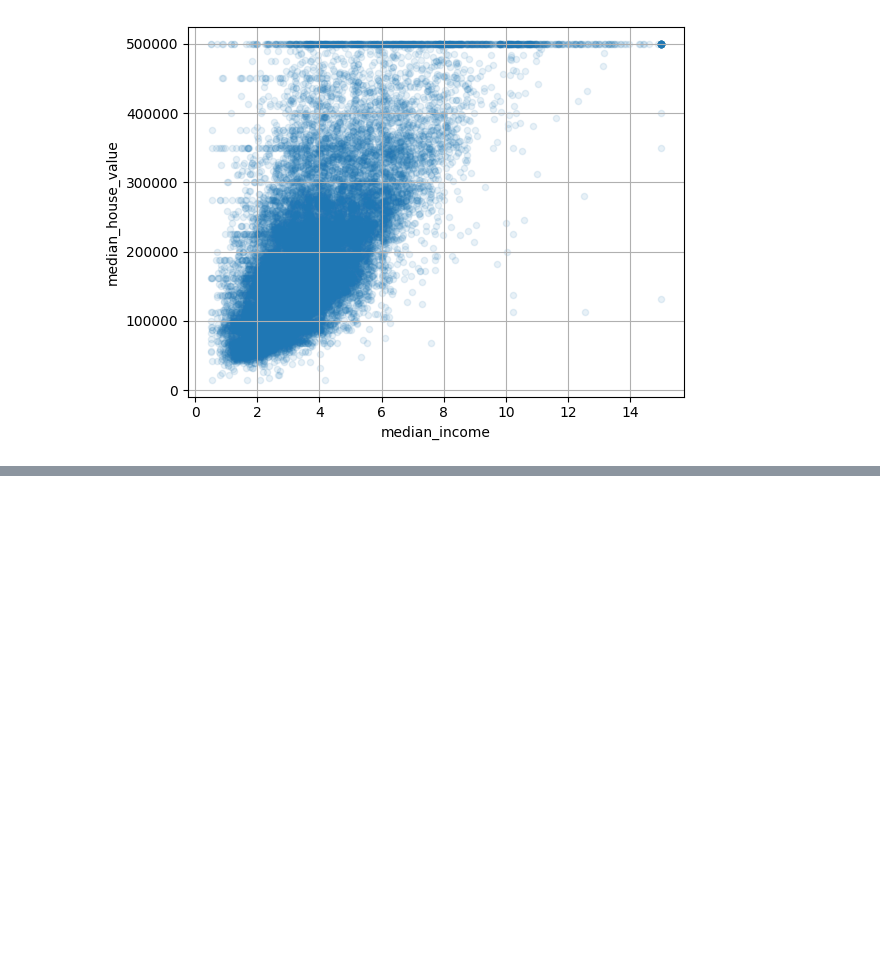
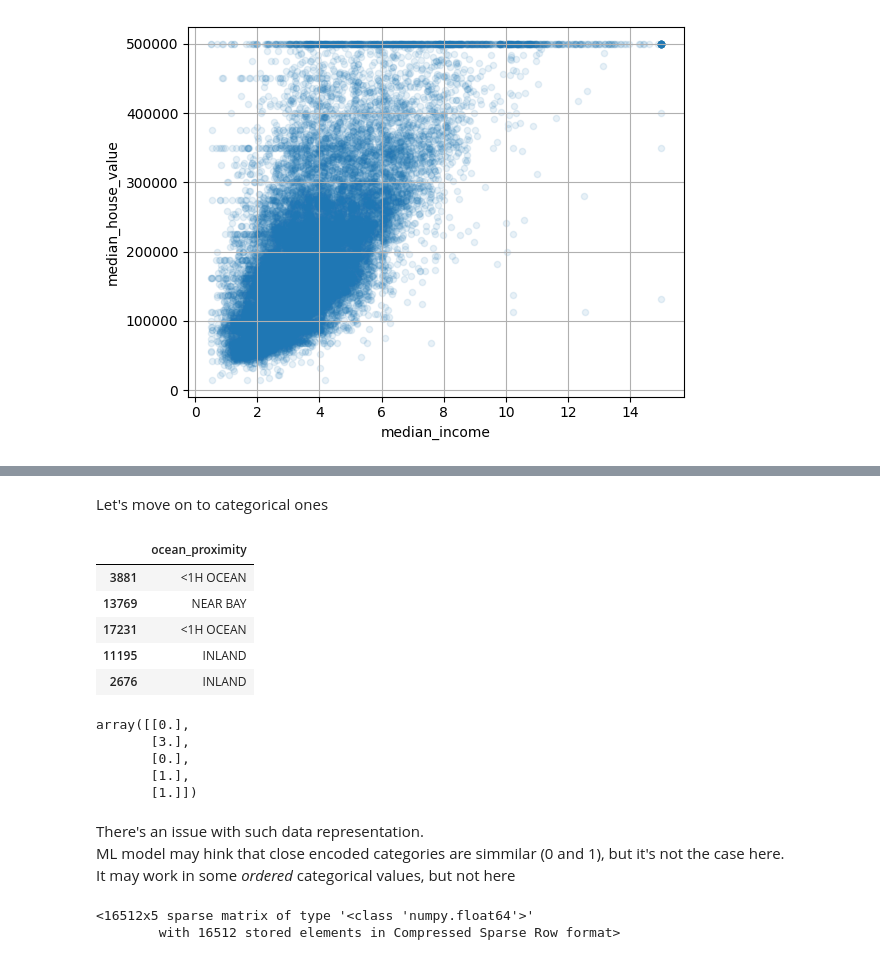
Before and after one commit to Venchislav/AI-Journey-Zero-to-Hero, a Jupyter notebook: HandsOnML/Realistic_Real_Estate_Project.ipynb, the cells around one changed output, grey strips where cells are left out. Drawn from its saved outputs; the diff is of its cells as text; code cells hidden in the pictures; blank space fills up the shorter version.

```diff
--- a/HandsOnML/Realistic_Real_Estate_Project.ipynb
+++ b/HandsOnML/Realistic_Real_Estate_Project.ipynb
@@ -173,0 +261,12 @@ housing.plot(kind='scatter', x='median_income', y='median_house_value',
+# %% [markdown]
+Let's move on to categorical ones
+# %%
+housing_cat = housing[['ocean_proximity']]
+housing_cat.head()
+# %% [output]
+|  | ocean_proximity |
+| 3881 | <1H OCEAN |
+| 13769 | NEAR BAY |
+| 17231 | <1H OCEAN |
+| 11195 | INLAND |
+| 2676 | INLAND |
@@ -173,0 +278,13 @@ housing.plot(kind='scatter', x='median_income', y='median_house_value',
+# %%
+housing_cat_encoded[:5]
+# %% [output]
+array([[0.],
+       [3.],
+       [0.],
+       [1.],
+       [1.]])
+# %% [markdown]
+There's an issue with such data representation.
+<br>
+ML model may hink that close encoded categories are simmilar (0 and 1), but it's not the case here.<br>
+It may work in some *ordered* categorical values, but not here
@@ -173,0 +293,8 @@ housing.plot(kind='scatter', x='median_income', y='median_house_value',
+# %%
+cat_encoder = OneHotEncoder()
+housing_cat_one_hot = cat_encoder.fit_transform(housing_cat)
+
+housing_cat_one_hot
+# %% [output]
+<16512x5 sparse matrix of type '<class 'numpy.float64'>'
+        with 16512 stored elements in Compressed Sparse Row format>
```
Also changed, not shown: parts of 26 cells of this notebook.
